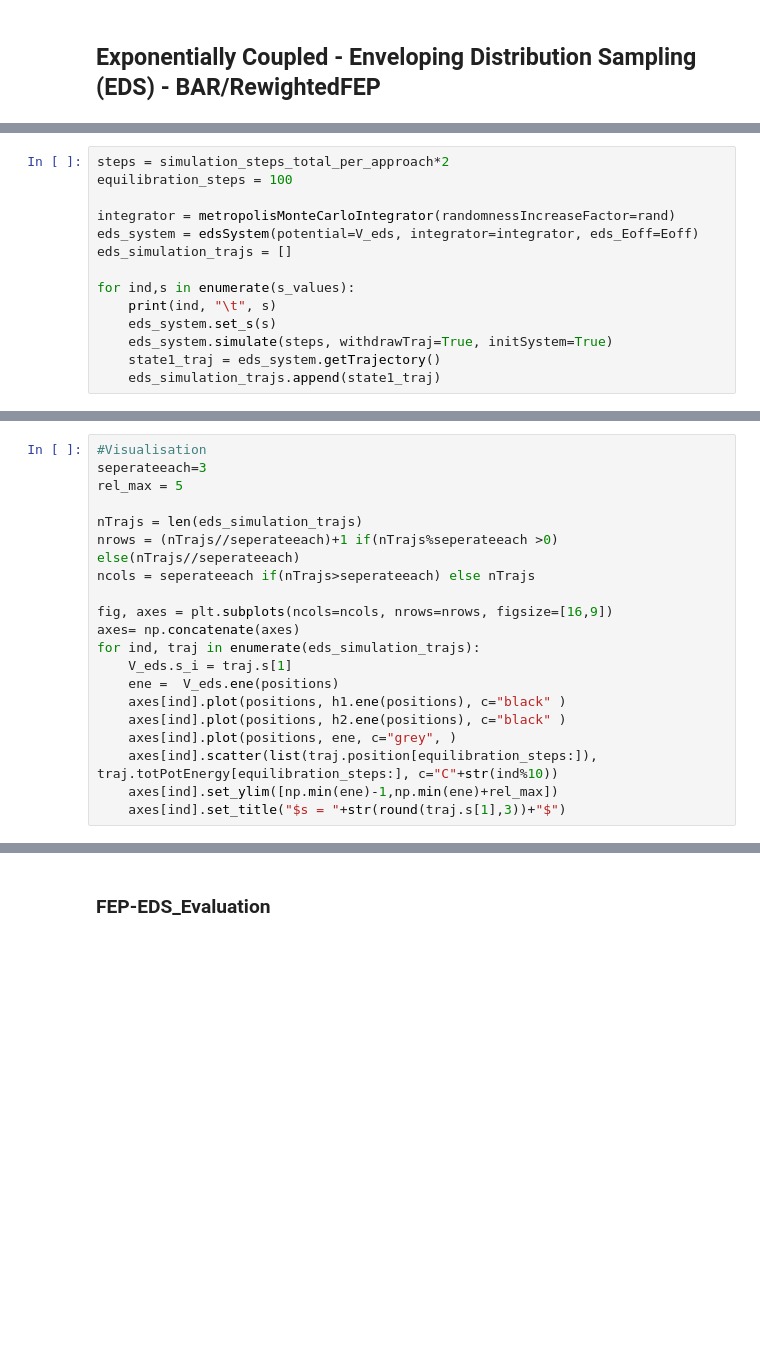
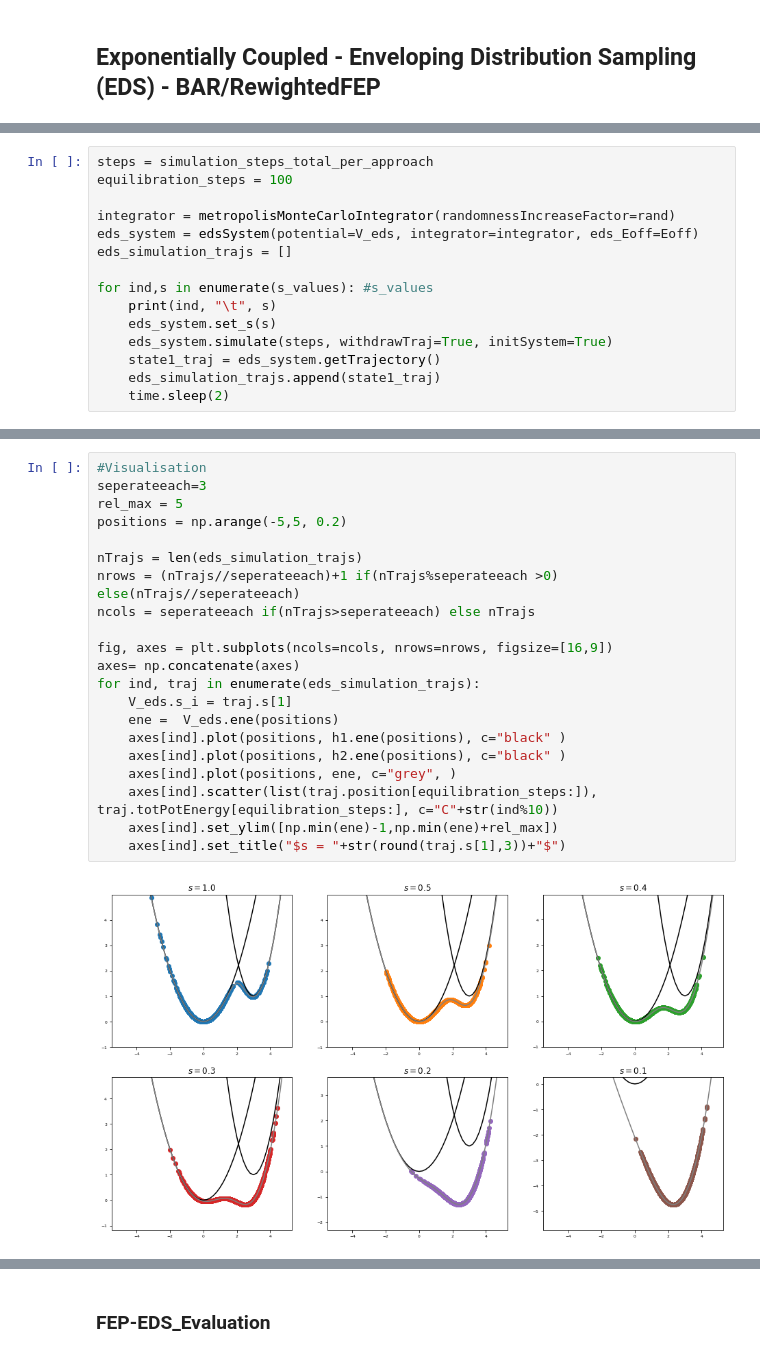
Before and after one commit to rinikerlab/Ensembler, a Jupyter notebook: examples/FreeEnergyCalculationSimulation.ipynb, the cells around one changed output, grey strips where cells are left out. Drawn from its saved outputs; the diff is of its cells as text; blank space fills up the shorter version.

```diff
--- a/examples/FreeEnergyCalculationSimulation.ipynb
+++ b/examples/FreeEnergyCalculationSimulation.ipynb
@@ -532,15 +534,16 @@ Text(0.5, 1.0, 'Sampled Potentials')
 # %%
-steps = simulation_steps_total_per_approach*2
+steps = simulation_steps_total_per_approach
 equilibration_steps = 100
 
 integrator = metropolisMonteCarloIntegrator(randomnessIncreaseFactor=rand)
 eds_system = edsSystem(potential=V_eds, integrator=integrator, eds_Eoff=Eoff)
 eds_simulation_trajs = []
 
-for ind,s in enumerate(s_values):
+for ind,s in enumerate(s_values): #s_values
     print(ind, "\t", s)
     eds_system.set_s(s)
     eds_system.simulate(steps, withdrawTraj=True, initSystem=True)
     state1_traj = eds_system.getTrajectory()
     eds_simulation_trajs.append(state1_traj)
+    time.sleep(2)
 # %% [output]
@@ -564,20 +561,23 @@ for ind,s in enumerate(s_values):
 # %%
 #Visualisation
 seperateeach=3
 rel_max = 5
+positions = np.arange(-5,5, 0.2)
 
 nTrajs = len(eds_simulation_trajs)
 nrows = (nTrajs//seperateeach)+1 if(nTrajs%seperateeach >0) else(nTrajs//seperateeach)
 ncols = seperateeach if(nTrajs>seperateeach) else nTrajs
 
 fig, axes = plt.subplots(ncols=ncols, nrows=nrows, figsize=[16,9])
 axes= np.concatenate(axes)
 for ind, traj in enumerate(eds_simulation_trajs):
     V_eds.s_i = traj.s[1]
     ene =  V_eds.ene(positions)
     axes[ind].plot(positions, h1.ene(positions), c="black" )
     axes[ind].plot(positions, h2.ene(positions), c="black" )
     axes[ind].plot(positions, ene, c="grey", )
     axes[ind].scatter(list(traj.position[equilibration_steps:]), traj.totPotEnergy[equilibration_steps:], c="C"+str(ind%10))
     axes[ind].set_ylim([np.min(ene)-1,np.min(ene)+rel_max])
     axes[ind].set_title("$s = "+str(round(traj.s[1],3))+"$")
+# %% [output]
+[figure, added]
```
Also changed, not shown: parts of 46 cells of this notebook, 9 other files.
